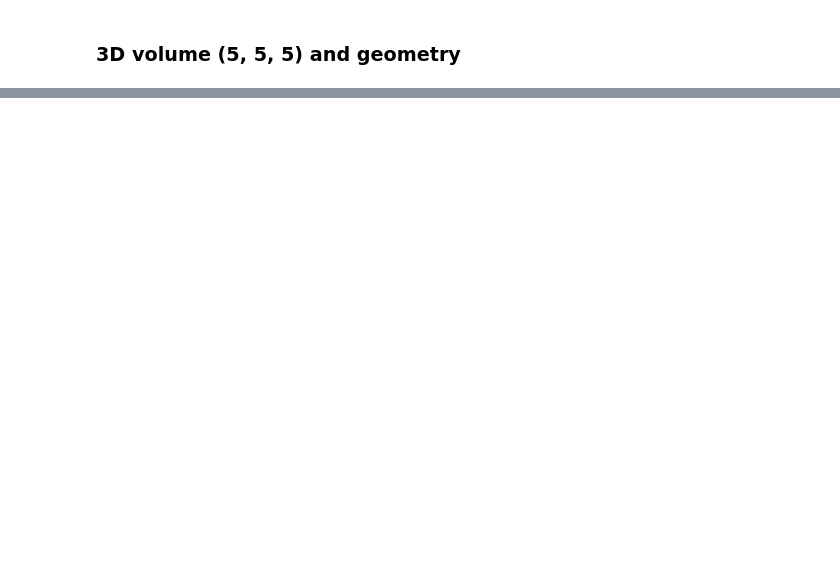
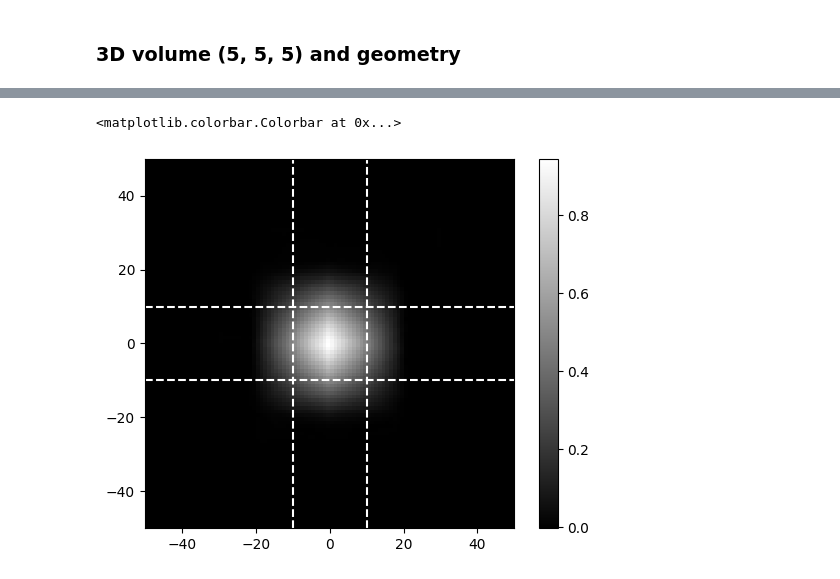
Before and after one commit to SepandKashani/xrt_toolkit, a Jupyter notebook: src/3D_splines_proj.ipynb, the cells around one changed output, grey strips where cells are left out. Cells and saved outputs as stored; diff of their text form; code cells hidden in the pictures; blank space fills up the shorter version.

```diff
--- a/src/3D_splines_proj.ipynb
+++ b/src/3D_splines_proj.ipynb
@@ -62,0 +70,26 @@ model.eval()
+# %%
+size = 5
+num_angles = 1
+detector_count = 100
+x = xp.zeros((size, size, size), dtype=xp.float32)
+x[2, 2, 2] = 1.0
+
+angles = xp.linspace(np.pi/2-0.2, xp.pi, num_angles, dtype=xp.float32, endpoint=False)
+detector_spec = xtk.DetectorSpec((5,5), (detector_count, detector_count))
+ray_spec = xtk.parallel_beam(Float(angles), detector_spec)
+
+knot_spec = xtk.UniformSpec(start=(-(size//2), -(size//2), -(size//2)), step=(1,1,1), num=(size, size, size))
+
+order = 0
+x_dr = Float(x.reshape(-1))
+y_dr = xtk.xrt_struct_apply(ray_spec, knot_spec, 1, x_dr)
+
+plt.imshow(np.asarray(y_dr).reshape(len(angles), detector_count, detector_count)[0], cmap='gray', extent=[-detector_count/2, detector_count/2, -detector_count/2, detector_count/2])
+plt.plot([-detector_count/2, detector_count/2], [10, 10], color='white', linestyle='--')
+plt.plot([10, 10], [-detector_count/2, detector_count/2], color='white', linestyle='--')
+plt.plot([-detector_count/2, detector_count/2], [-10, -10], color='white', linestyle='--')
+plt.plot([-10, -10], [-detector_count/2, detector_count/2], color='white', linestyle='--')
+plt.colorbar()
+# %% [output]
+<matplotlib.colorbar.Colorbar at 0x...>
+[figure, added]
```
Also changed, not shown: parts of 6 cells of this notebook, 1 other file.
